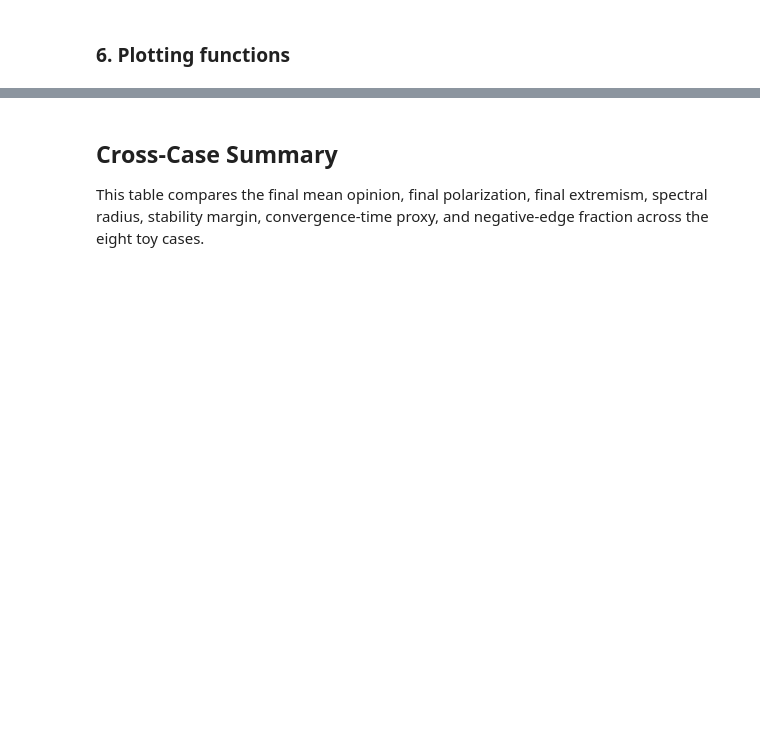
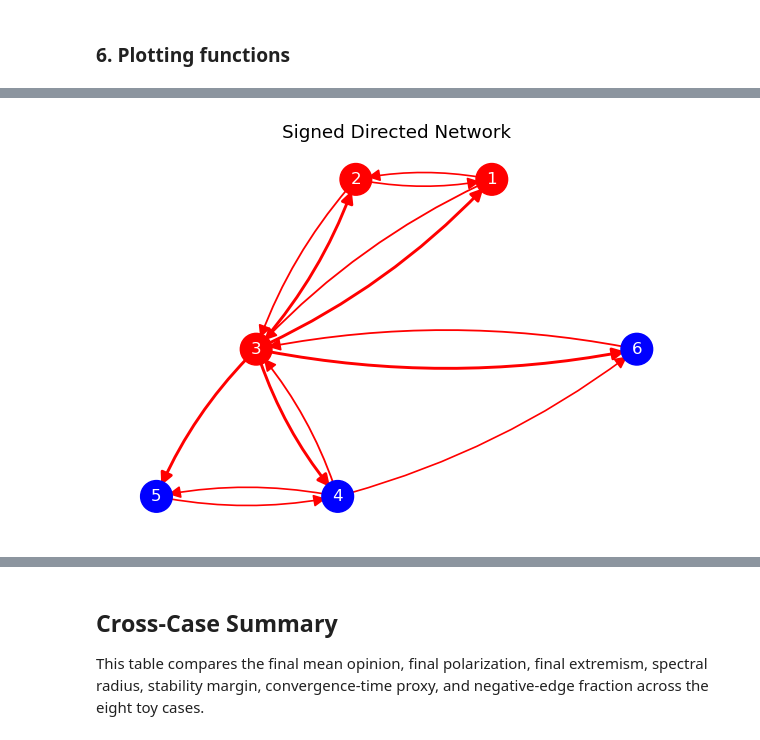
Before and after one commit to riccardomasarin/Tesi-MASARIN-GitRepo, a Jupyter notebook: OD Models/SFJToyCases.ipynb, the cells around one changed output, grey strips where cells are left out. Cells and saved outputs as stored; diff of their text form; code cells hidden in the pictures; blank space fills up the shorter version.

```diff
--- a/OD Models/SFJToyCases.ipynb
+++ b/OD Models/SFJToyCases.ipynb
@@ -553,0 +750,98 @@ nota: stubborness non cambia rispetto al caso 1.
+# %%
+a13 = 0.55
+a23 = 0.55
+a43 = 0.55
+a53 = 0.55
+a63 = 0.55
+
+# secondary weak positive links
+a12 = 0.10
+a21 = 0.10
+a45 = 0.10
+a54 = 0.10
+a64 = 0.10
+
+# node 3 is influenced by others, but not too strongly
+a31 = 0.15
+a32 = 0.15
+a34 = 0.15
+a36 = 0.15
+
+edges = [
+    # node 3 as strong influencer
+    (1, 3, a13),
+    (2, 3, a23),
+    (4, 3, a43),
+    (5, 3, a53),
+    (6, 3, a63),
+
+    # secondary local links
+    (1, 2, a12),
+    (2, 1, a21),
+    (4, 5, a45),
+    (5, 4, a54),
+    (6, 4, a64),
+
+    # influences received by node 3
+    (3, 1, a31),
+    (3, 2, a32),
+    (3, 4, a34),
+    (3, 6, a36),
+]
+
+# node 3 is influential but not stubborn
+theta = np.array([0.70, 0.70, 0.10, 0.70, 0.70, 0.70])
+
+W = build_W_from_edges(edges, n=6)
+
+warn_about_assumptions(W, theta)
+check_sfj_stability(W, theta)
+
+# X stores trajectories with shape (n, T + 1), as in SFJModel.ipynb
+X = simulate_sfj(W, theta, s, T)
+P, x_star = compute_sfj_equilibrium(W, theta, s)
+
+# The metric helper expects rows to be time steps, so transpose X here.
+X_time = X.T
+opinion_metrics_traj = compute_opinion_metrics_trajectory(X_time)
+final_opinion_metrics = compute_opinion_metrics(X_time[-1])
+stability_metrics = compute_stability_metrics(W, theta)
+
+case_results[4] = {
+    "name": "Case 4 - highly influenced low stubborness agent",
+    "W": W,
+    "theta": theta,
+    "X": X,
+    "P": P,
+    "x_star": x_star,
+    "opinion_metrics_trajectory": opinion_metrics_traj,
+    "final_opinion_metrics": final_opinion_metrics,
+    "stability_metrics": stability_metrics,
+}
+
+print("Signed influence matrix W:")
+print(W)
+
+print("\nStubbornness vector theta:")
+print(theta)
+
+print("\nInitial opinion vector s:")
+print(s)
+
+print("\nEquilibrium x* =")
+print(x_star)
+
+print("\nFinal opinion metrics:")
+for key, value in final_opinion_metrics.items():
+    print(f"{key}: {value:.4f}")
+
+print("\nStability metrics:")
+for key, value in stability_metrics.items():
+    print(f"{key}: {value:.4f}" if np.isfinite(value) else f"{key}: inf")
+
+plot_eigenvalues(W)
+plot_signed_network(W, xpos, ypos)
+plot_heatmap_W(W)
+plot_opinion_trajectories(X, title="Case 4 - highly influenced low stubborness agent SFJ trajectories")
+plot_numerical_range(W)
+# %% [output]
@@ -553,0 +866 @@ nota: stubborness non cambia rispetto al caso 1.
+[figure, added]
```
Also changed, not shown: parts of 54 cells of this notebook, 23 other files.
